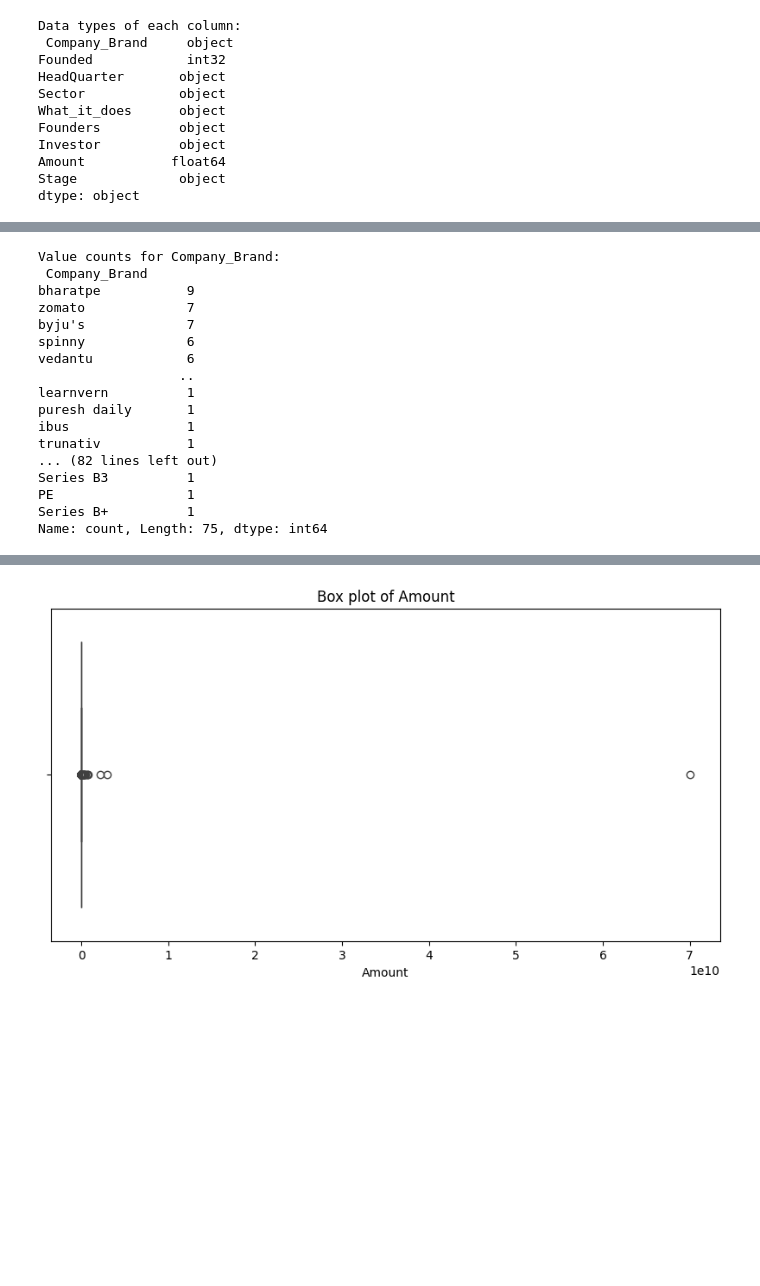
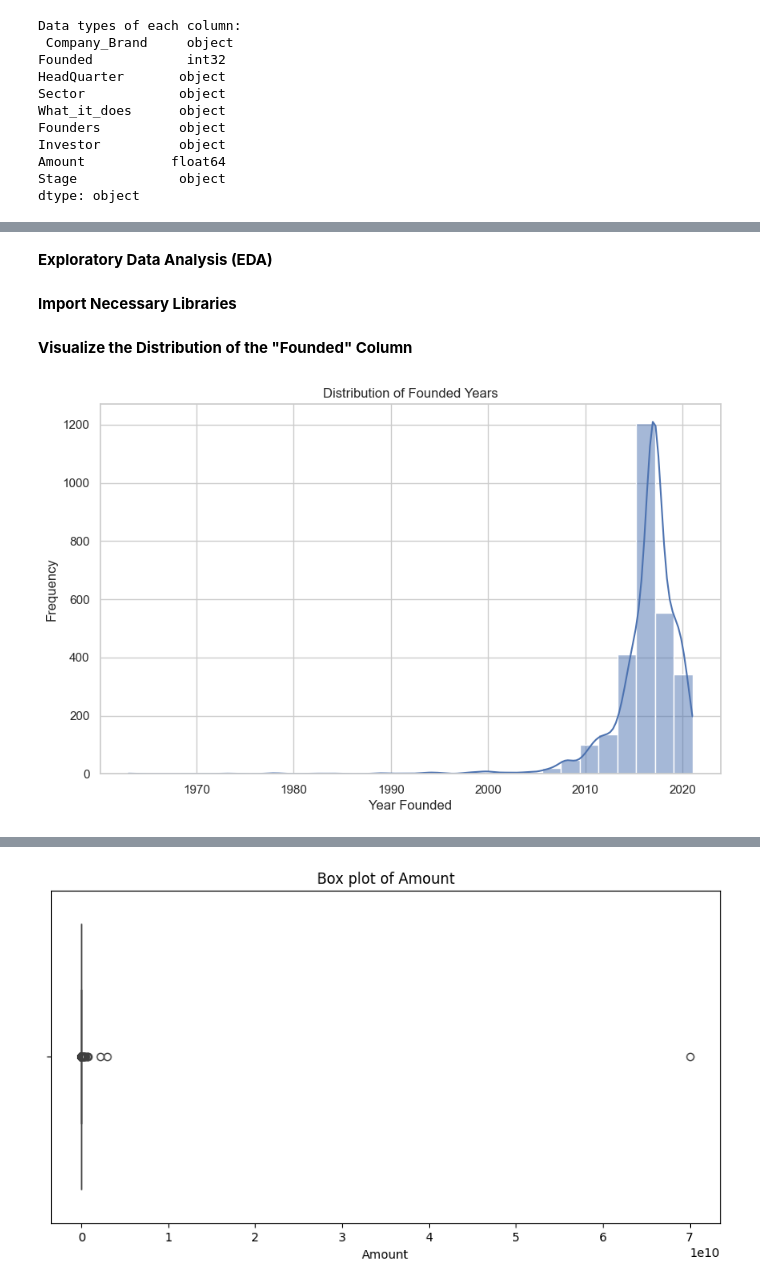
Before and after one commit to Ogoms/Analyzing-Indian-Startup-Funding-Trends-2018-2021-with-CRISP-DM, a Jupyter notebook: Notebook/Main.ipynb, the cells around one changed output, grey strips where cells are left out. Cells and saved outputs as stored; diff of their text form; code cells hidden in the pictures; blank space fills up the shorter version.

```diff
--- a/Notebook/Main.ipynb
+++ b/Notebook/Main.ipynb
@@ -144,8 +144,11 @@ query = "SELECT * FROM dbo.LP1_startup_funding2021"
 data_2 = pd.read_sql(query, connection)
 # %%
 # Load the CSV file into  DataFrame
-df_data_3 = pd.read_csv('C:\\Users\hp\\Desktop\LP1\\Datasets\\Analyzing-Indian-Startup-Funding-Trends-2018-2021-with-CRISP-DM\\CSV Files\\startup_funding2018.csv')
-df_data_4 = pd.read_csv('C:\\Users\hp\\Desktop\\LP1\\Datasets\\Analyzing-Indian-Startup-Funding-Trends-2018-2021-with-CRISP-DM\\CSV Files\\startup_funding2019.csv')
+
+
+df_data_3 = pd.read_csv('../CSV Files/startup_funding2018.csv')
+
+df_data_4 = pd.read_csv('../CSV Files/startup_funding2019.csv')
 # %% [markdown]
 **Initial Exploration**
 # %%
@@ -365,4 +416,16 @@ Amount           1903
 Stage             938
 column10         2877
 dtype: int64
+# %%
+#Step 2: Standardize Formats
+
+# To ensure that 'Founded' is treated as numeric, and 'HeadQuarter', 'Sector', 'What_it_does', 'Founders', 'Investor', 'Stage' are strings.
+
+merged_data['Founded'] = pd.to_numeric(merged_data['Founded'], errors='coerce')
+merged_data['HeadQuarter'] = merged_data['HeadQuarter'].astype(str).str.title()
+merged_data['Sector'] = merged_data['Sector'].astype(str).str.title()
+merged_data['What_it_does'] = merged_data['What_it_does'].astype(str).str.title()
+merged_data['Founders'] = merged_data['Founders'].astype(str).str.title()
+merged_data['Investor'] = merged_data['Investor'].astype(str).str.title()
+merged_data['Stage'] = merged_data['Stage'].astype(str).str.title()
 # %%
@@ -515,25 +550,26 @@ max                                  NaN      NaN      NaN  7.000000e+10   NaN
-# %%
-# Value count for categorical Columns
-
-categorical_columns = merged_data.select_dtypes(include=['object']).columns
-for column in categorical_columns:
-    value_counts = merged_data[column].value_counts()
-    print(f"Value counts for {column}:\n", value_counts)
-# %% [output]
-Value counts for Company_Brand:
- Company_Brand
-bharatpe           9
-zomato             7
-byju's             7
-spinny             6
-vedantu            6
-                  ..
-learnvern          1
-puresh daily       1
-ibus               1
-trunativ           1
-... (82 lines left out)
-Series B3          1
-PE                 1
-Series B+          1
-Name: count, Length: 75, dtype: int64
+# %% [markdown]
+**Exploratory Data Analysis (EDA)**
+# %% [markdown]
+**Import Necessary Libraries**
+# %%
+
+import matplotlib.pyplot as plt
+import seaborn as sns
+
+# Set the visualisation style
+sns.set(style="whitegrid")
+
+# Display settings for larger outputs
+pd.set_option('display.max_columns', 20)
+pd.set_option('display.width', 1000)
+# %% [markdown]
+**Visualize the Distribution of the "Founded" Column**
+# %%
+plt.figure(figsize=(10, 6))
+sns.histplot(merged_data['Founded'], bins=30, kde=True)
+plt.title('Distribution of Founded Years')
+plt.xlabel('Year Founded')
+plt.ylabel('Frequency')
+plt.show()
+# %% [output]
+[figure, added]
```
Also changed, not shown: parts of 25 cells of this notebook.
